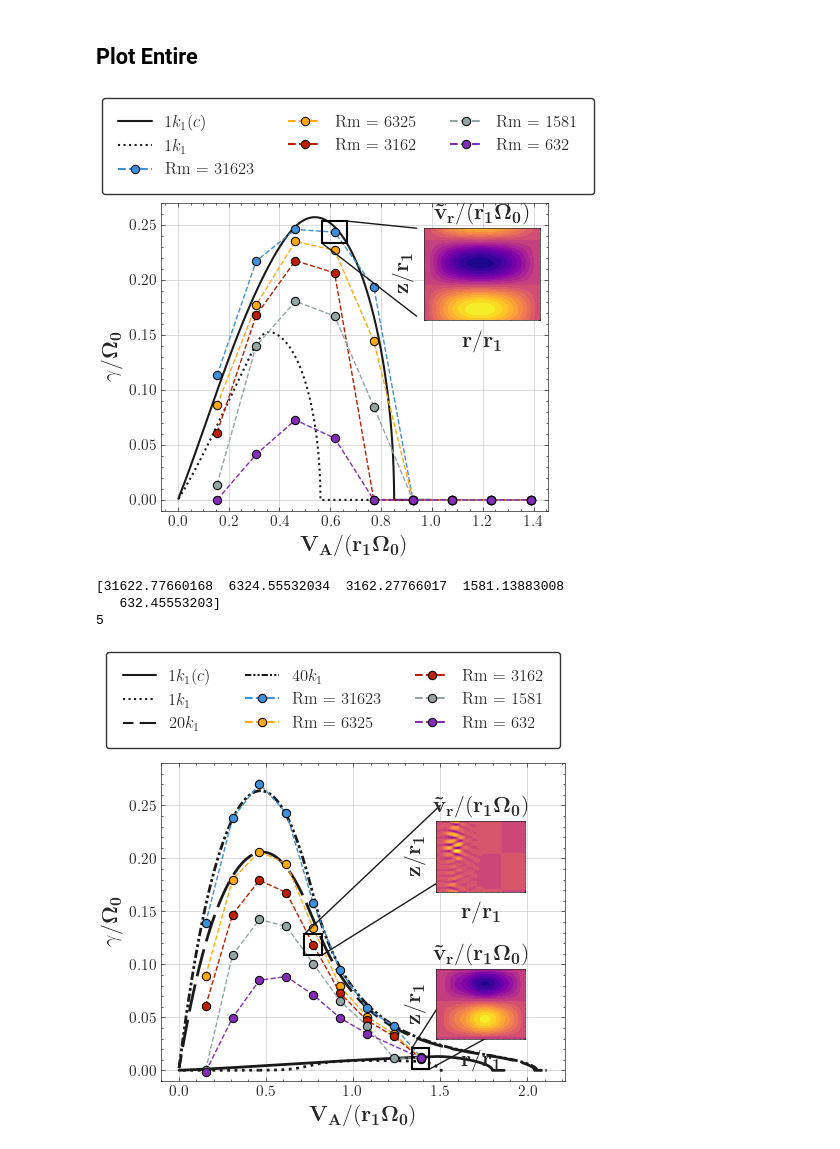
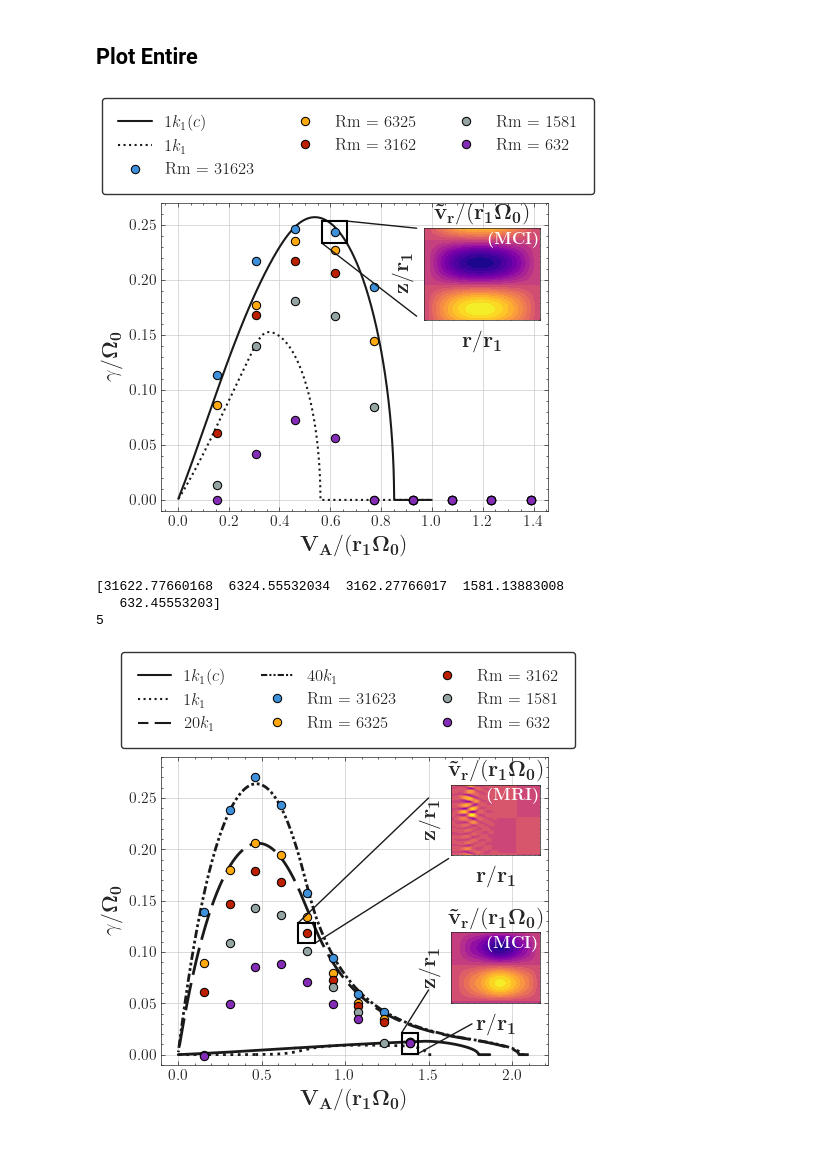
Before and after one commit to ItsAlexH/MRI-MCI-DATA, a Jupyter notebook: Shooting-NIMROD-Comp-AZ-ARCOMP.ipynb, the cells around one changed output. Drawn from its saved outputs; the diff is of its cells as text; code cells hidden in the pictures.

```diff
--- a/Shooting-NIMROD-Comp-AZ-ARCOMP.ipynb
+++ b/Shooting-NIMROD-Comp-AZ-ARCOMP.ipynb
@@ -757,7 +1014,7 @@ V0 = r1*Omega0
 eta_arr = [0.1, 0.5, 1, 2, 5]
 Rm = r1*V0/np.array(eta_arr)
 for i in range(0, len(eta)):
-        ax.plot(vA/(r1*Omega0*10000), etaplot_AR0[i]/(Omega0), 'o', color = color_arr[i], linestyle = '--', label=r'NIMROD ($\eta = $ ' + str(eta_arr[i]) + ', Rm = ' + str(int(Rm[i])) + ')', markeredgecolor='black', markeredgewidth = 0.75)
+        ax.plot(vA/(r1*Omega0*10000), etaplot_AR0[i]/(Omega0), 'o', color = color_arr[i], linestyle = '', label=r'NIMROD ($\eta = $ ' + str(eta_arr[i]) + ', Rm = ' + str(int(Rm[i])) + ')', markeredgecolor='black', markeredgewidth = 0.75)
 
 
 
@@ -780,6 +1037,7 @@ inset_top.set_xlabel(r'$\mathbf{r/r_1}$', fontsize = 16)
 inset_top.set_ylabel(r'$\mathbf{z/r_1}$', fontsize = 16)
 cp2=inset_top.contourf(rc_AR0/0.1,zc_AR0/0.1, Vr_Eta0p1_40G_AR0,20, cmap='plasma')
 inset_top.set_title(r"$\mathbf{\tilde{v}_r/(r_1\Omega_0)}$", fontsize = 16)
+inset_top.text(0.55, 0.96, r'\textbf{(MCI)}', transform=inset_top.transAxes, fontsize=12, verticalalignment='top', horizontalalignment='left', color = 'white')
 
 
 ### ETA0.1
@@ -840,11 +1098,11 @@ box = ax.get_position()
 custom_lines = [
     Line2D([0], [0], color='k', lw=1.5, marker = '', linestyle = '-'),  # Custom line for A
     Line2D([0], [0], color='k', lw=1.5, marker = '', linestyle = ':'),
-    Line2D([0], [0], color=color_arr[0], lw=1.5, marker = 'o', markeredgecolor='black', markeredgewidth = 0.75, linestyle = '--'),  # Custom line for A
-    Line2D([0], [0], color=color_arr[1], lw=1.5, marker = 'o', markeredgecolor='black', markeredgewidth = 0.75, linestyle = '--'),  # Custom line for A
-    Line2D([0], [0], color=color_arr[2], lw=1.5, marker = 'o', markeredgecolor='black', markeredgewidth = 0.75, linestyle = '--'),  # Custom line for A
-    Line2D([0], [0], color=color_arr[3], lw=1.5, marker = 'o', markeredgecolor='black', markeredgewidth = 0.75, linestyle = '--'),  # Custom line for A
-    Line2D([0], [0], color=color_arr[4], lw=1.5, marker = 'o', markeredgecolor='black', markeredgewidth = 0.75, linestyle = '--'),  # Custom line for A
+    Line2D([0], [0], color=color_arr[0], lw=1.5, marker = 'o', markeredgecolor='black', markeredgewidth = 0.75, linestyle = ''),  # Custom line for A
+    Line2D([0], [0], color=color_arr[1], lw=1.5, marker = 'o', markeredgecolor='black', markeredgewidth = 0.75, linestyle = ''),  # Custom line for A
+    Line2D([0], [0], color=color_arr[2], lw=1.5, marker = 'o', markeredgecolor='black', markeredgewidth = 0.75, linestyle = ''),  # Custom line for A
+    Line2D([0], [0], color=color_arr[3], lw=1.5, marker = 'o', markeredgecolor='black', markeredgewidth = 0.75, linestyle = ''),  # Custom line for A
+    Line2D([0], [0], color=color_arr[4], lw=1.5, marker = 'o', markeredgecolor='black', markeredgewidth = 0.75, linestyle = ''),  # Custom line for A
 
 ]
 labels = [r'$1k_1 (c)$', r'$1k_1$', 'Rm = 31623', 'Rm = 6325', 'Rm = 3162', 'Rm = 1581', 'Rm = 632']
@@ -861,7 +1119,7 @@ plt.savefig('Shooting-NIMROD-comp/GRvsAlfvenSpeed-NIMROD-AR0.pdf', bbox_inches='
 plt.show()
 plt.close()
 # %% [output]
-[figure, old version]
+[figure, new version]
 # %%
 fig, ax = plt.subplots(1,1)
 fig.set_figheight(4)
@@ -887,10 +1145,10 @@ print(0.1**2*Omega0/eta_arr)
 print(len(eta_arr))
 Rm = r1*V0/np.array(eta_arr)
 for i in range(0, len(eta)-1):
-    plt.plot(vA/(r1*Omega0*10000), etaplot_AR2[i]/(Omega0), 'o', label=r'NIMROD, Rm = ' + str(int(Rm[i])), color = color_arr[i], linestyle = '--', markeredgecolor='black', markeredgewidth = 0.75)
+    plt.plot(vA/(r1*Omega0*10000), etaplot_AR2[i]/(Omega0), 'o', label=r'NIMROD, Rm = ' + str(int(Rm[i])), color = color_arr[i], linestyle = '', markeredgecolor='black', markeredgewidth = 0.75)
 eta_arr = [5]
 Rm = r1*V0/np.array(eta_arr)
-plt.plot(vA_ETA5/(r1*Omega0*10000), ETA5_curr/(Omega0), 'o', label=r'NIMROD, Rm = ' + str(int(Rm[0])), color = color_arr[4], linestyle = '--', markeredgecolor='black', markeredgewidth = 0.75)
+plt.plot(vA_ETA5/(r1*Omega0*10000), ETA5_curr/(Omega0), 'o', label=r'NIMROD, Rm = ' + str(int(Rm[0])), color = color_arr[4], linestyle = '', markeredgecolor='black', markeredgewidth = 0.75)
 
 
 ###################################
@@ -912,6 +1170,7 @@ inset_top.set_xlabel(r'$\mathbf{r/r_1}$', fontsize = 16)
 inset_top.set_ylabel(r'$\mathbf{z/r_1}$', fontsize = 16)
 cp2=inset_top.contourf(rc_AR2/0.1,zc_AR2/0.1, Vr_Eta1_50G_AR2,20, cmap='plasma')
 inset_top.set_title(r"$\mathbf{\tilde{v}_r/(r_1\Omega_0)}$", fontsize = 16)
+inset_top.text(0.4, 0.96, r'\textbf{(MRI)}', transform=inset_top.transAxes, fontsize=12, verticalalignment='top', horizontalalignment='left', color = 'white')
 
 
 ### ETA0.1
@@ -977,6 +1236,7 @@ inset_top.set_xlabel(r'$\mathbf{r/r_1}$', fontsize = 16)
 inset_top.set_ylabel(r'$\mathbf{z/r_1}$', fontsize = 16)
 cp2=inset_top.contourf(rc_AR2/0.1,zc_AR2/0.1, Vr_Eta5_90G_AR2,20, cmap='plasma')
 inset_top.set_title(r"$\mathbf{\tilde{v}_r/(r_1\Omega_0)}$", fontsize = 16)
+inset_top.text(0.4, 0.96, r'\textbf{(MCI)}', transform=inset_top.transAxes, fontsize=12, verticalalignment='top', horizontalalignment='left', color = 'white')
 
 
 ### ETA0.1
@@ -1029,37 +1289,45 @@ ax.set_ylabel(r'$\mathbf{\gamma/\Omega_0}$', fontsize = 16)
 from matplotlib.lines import Line2D
 
 box = ax.get_position()
 # Define custom legend elements
 custom_lines = [
     Line2D([0], [0], color='k', lw=1.5, marker = '', linestyle = '-'),  # Custom line for A
     Line2D([0], [0], color='k', lw=1.5, marker = '', linestyle = ':'),
     Line2D([0], [0], color='k', lw=1.5, marker = '', linestyle = (5, (10, 3))),
     Line2D([0], [0], color='k', lw=1.5, marker = '', linestyle = (0, (3, 1, 1, 1, 1, 1))),
-    Line2D([0], [0], color=color_arr[0], lw=1.5, marker = 'o', markeredgecolor='black', markeredgewidth = 0.75, linestyle = '--'),  # Custom line for A
-    Line2D([0], [0], color=color_arr[1], lw=1.5, marker = 'o', markeredgecolor='black', markeredgewidth = 0.75, linestyle = '--'),  # Custom line for A
-    Line2D([0], [0], color=color_arr[2], lw=1.5, marker = 'o', markeredgecolor='black', markeredgewidth = 0.75, linestyle = '--'),  # Custom line for A
-    Line2D([0], [0], color=color_arr[3], lw=1.5, marker = 'o', markeredgecolor='black', markeredgewidth = 0.75, linestyle = '--'),  # Custom line for A
-    Line2D([0], [0], color=color_arr[4], lw=1.5, marker = 'o', markeredgecolor='black', markeredgewidth = 0.75, linestyle = '--'),  # Custom line for A
+    Line2D([0], [0], color=color_arr[0], lw=1.5, marker = 'o', markeredgecolor='black', markeredgewidth = 0.75, linestyle = ''),  # Custom line for A
+    Line2D([0], [0], color=color_arr[1], lw=1.5, marker = 'o', markeredgecolor='black', markeredgewidth = 0.75, linestyle = ''),  # Custom line for A
+    Line2D([0], [0], color=color_arr[2], lw=1.5, marker = 'o', markeredgecolor='black', markeredgewidth = 0.75, linestyle = ''),  # Custom line for A
+    Line2D([0], [0], color=color_arr[3], lw=1.5, marker = 'o', markeredgecolor='black', markeredgewidth = 0.75, linestyle = ''),  # Custom line for A
+    Line2D([0], [0], color=color_arr[4], lw=1.5, marker = 'o', markeredgecolor='black', markeredgewidth = 0.75, linestyle = ''),  # Custom line for A
 
 ]
 
 labels = [r'$1k_1 (c)$', r'$1k_1$', r'$20k_1$', r'$40k_1$', 'Rm = 31623', 'Rm = 6325', 'Rm = 3162', 'Rm = 1581', 'Rm = 632']
+# fig.legend(custom_lines, labels, loc='lower center', ncol=3,
+#            bbox_to_anchor=(0.5, .93),  # Position the legend below the plot
+#            frameon=True,  # Turn on the frame (border)
+#            edgecolor='black',  # Set the border color
+#            facecolor='white',  # Set the background color of the legend box
+#            borderpad=1,  # Padding between the legend text and the border
+#            borderaxespad=1, fontsize = 12)
+
 fig.legend(custom_lines, labels, loc='lower center', ncol=3,
            bbox_to_anchor=(0.5, .86),  # Position the legend below the plot
            frameon=True,  # Turn on the frame (border)
            edgecolor='black',  # Set the border color
            facecolor='white',  # Set the background color of the legend box
            borderpad=1,  # Padding between the legend text and the border
            borderaxespad=1, fontsize = 12)
 
-plt.tight_layout()
+# plt.tight_layout()
 
 
 plt.savefig('Shooting-NIMROD-comp/GRvsAlfvenSpeed-NIMROD-AR2.pdf', bbox_inches='tight', dpi = 400)
 plt.show()
 plt.close()
 # %% [output]
 [31622.77660168  6324.55532034  3162.27766017  1581.13883008
    632.45553203]
 5
-[figure, old version]
+[figure, new version]
```
Also changed, not shown: parts of 12 cells of this notebook, 6 other files.
